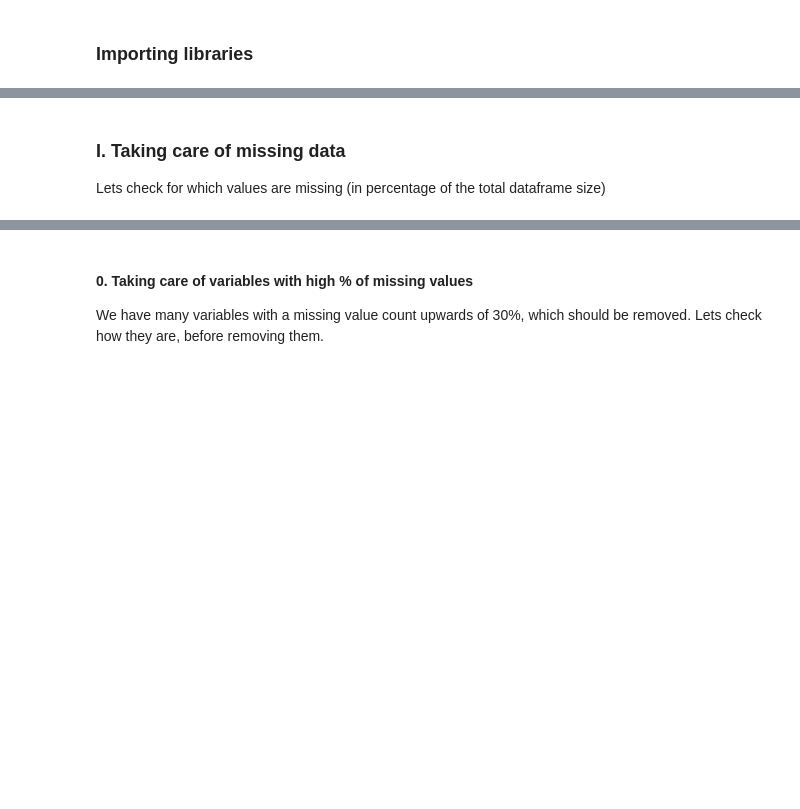
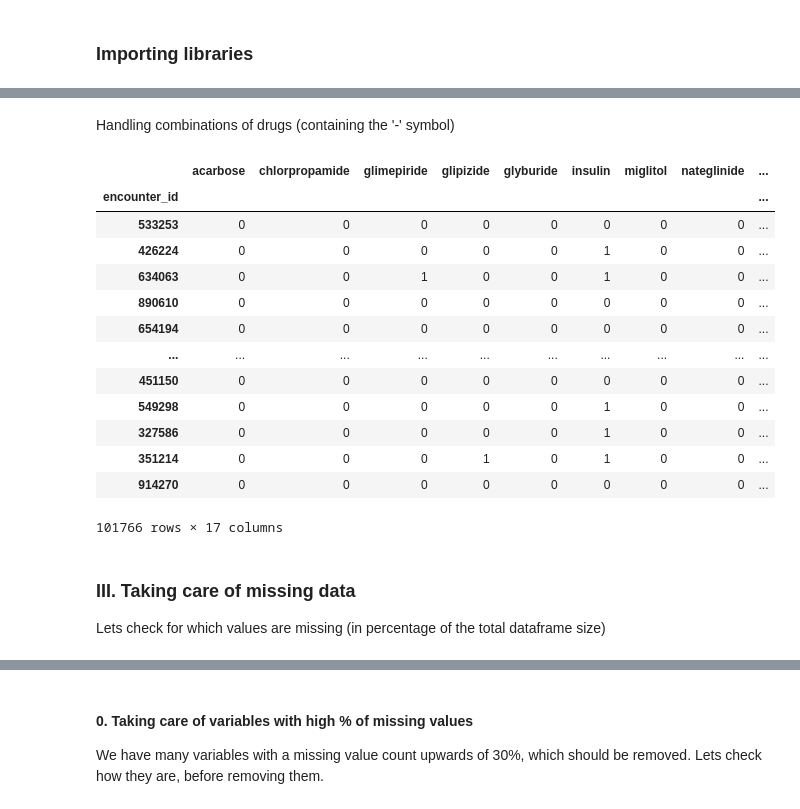
Before and after one commit to amarmate/ML50-2023, a Jupyter notebook: Data Handling/Mateus_exploration.ipynb, the cells around one changed output, grey strips where cells are left out. Saved outputs shown, nothing was run; the diff lists cells and outputs as text; code cells hidden in the pictures; blank space fills up the shorter version.

```diff
--- a/Data Handling/Mateus_exploration.ipynb
+++ b/Data Handling/Mateus_exploration.ipynb
@@ -71,0 +142,10 @@ data.head(8).T
+# %%
+# Encode the following variables: race, payer_code, admission_type, medical_specialty, discharge_disposition, admission_source
+features_to_encode = ['race', 'payer_code', 'admission_type', 'medical_specialty', 'discharge_disposition', 'admission_source']
+encoder_dict = {features_to_encode[i]: LabelEncoder() for i in range(len(features_to_encode))}
+for feature in features_to_encode:
+    encoder_dict[feature].fit(data[feature])
+    data[feature] = encoder_dict[feature].transform(data[feature].values)
+    # Convert the class of Nan to Nan, which is always the last
+    data[feature].replace(encoder_dict[feature].transform(encoder_dict[feature].classes_)[-1], np.nan, inplace=True)
+    print('Classes: ', dict(zip(encoder_dict[feature].classes_, encoder_dict[feature].transform(encoder_dict[feature].classes_))))
@@ -71,0 +161,2 @@ data.head(8).T
+# %%
+data['age'].replace({'[0-10)': 5, '[10-20)': 15, '[20-30)': 25, '[30-40)': 35, '[40-50)': 45, '[50-60)': 55, '[60-70)': 65, '[70-80)': 75, '[80-90)': 85, '[90-100)': 95}, inplace=True)
@@ -71,0 +165,8 @@ data.head(8).T
+# %%
+# Transforming the medication list into many dummy variables
+meds = data['medication'].str.get_dummies(sep=',')
+
+# Remove any symbols from the column names
+to_remove = ['[', ']', "'", ' ']
+for symbol in to_remove:
+    meds.columns = meds.columns.str.replace(symbol, '', regex=True)
@@ -71,0 +175,10 @@ data.head(8).T
+# %%
+unique_cols = meds.columns.unique()
+new_meds = pd.DataFrame(columns=unique_cols)
+for col in unique_cols:
+    if type(meds[col]) == pd.Series:
+        new_meds[col] = meds[col]
+    else:
+        new_meds[col] = meds[col].max(axis=1)
+meds = new_meds
+meds
@@ -71,0 +200,23 @@ data.head(8).T
+# %% [markdown]
+Handling combinations of drugs (containing the '-' symbol)
+# %%
+# Lets delete combinations of drugs
+for col in meds.columns.unique():
+    if '-' in col:
+        meds.drop(col, axis=1, inplace=True)
+meds
+# %% [output]
+|  | acarbose | chlorpropamide | glimepiride | glipizide | glyburide | insulin | miglitol | nateglinide | ... |
+| encounter_id |  |  |  |  |  |  |  |  | ... |
+| 533253 | 0 | 0 | 0 | 0 | 0 | 0 | 0 | 0 | ... |
+| 426224 | 0 | 0 | 0 | 0 | 0 | 1 | 0 | 0 | ... |
+| 634063 | 0 | 0 | 1 | 0 | 0 | 1 | 0 | 0 | ... |
+| 890610 | 0 | 0 | 0 | 0 | 0 | 0 | 0 | 0 | ... |
+| 654194 | 0 | 0 | 0 | 0 | 0 | 0 | 0 | 0 | ... |
+| ... | ... | ... | ... | ... | ... | ... | ... | ... | ... |
+| 451150 | 0 | 0 | 0 | 0 | 0 | 0 | 0 | 0 | ... |
+| 549298 | 0 | 0 | 0 | 0 | 0 | 1 | 0 | 0 | ... |
+| 327586 | 0 | 0 | 0 | 0 | 0 | 1 | 0 | 0 | ... |
+| 351214 | 0 | 0 | 0 | 1 | 0 | 1 | 0 | 0 | ... |
+| 914270 | 0 | 0 | 0 | 0 | 0 | 0 | 0 | 0 | ... |
+101766 rows × 17 columns
@@ -72,5 +228,5 @@ data.head(8).T
 # %% [markdown]
-### __I. Taking care of missing data__
+### __III. Taking care of missing data__
 Lets check for which values are missing (in percentage of the total dataframe size)
 # %%
 def get_missing_per(data):
```
Also changed, not shown: parts of 41 cells of this notebook.
